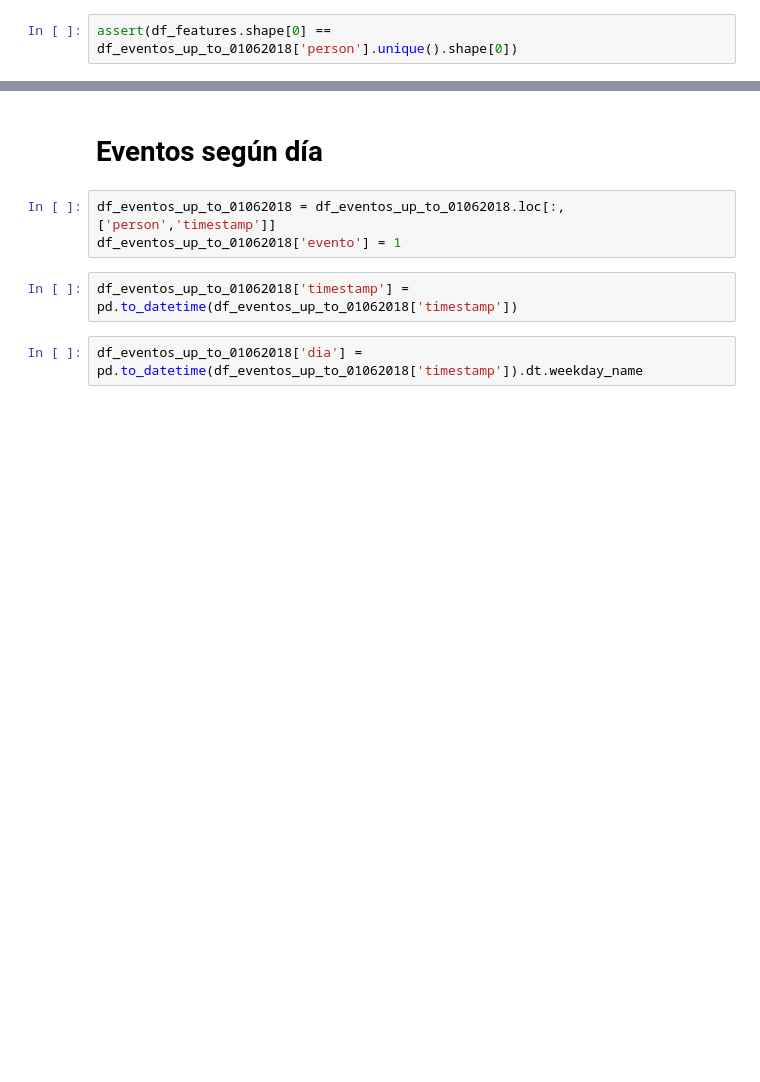
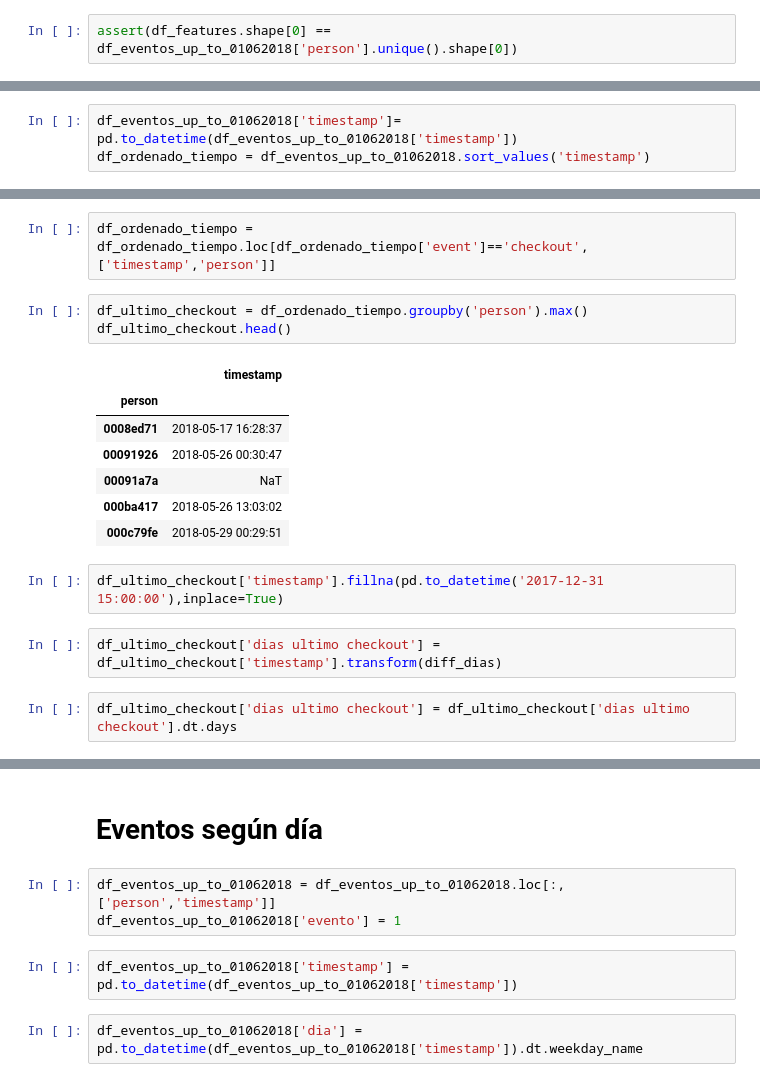
Before and after one commit to seblaz/7506-datos-tp2, a Jupyter notebook: Features/Feature Engineering Fran.ipynb, the cells around one changed output, grey strips where cells are left out. Drawn from its saved outputs; the diff is of its cells as text; blank space fills up the shorter version.

```diff
--- a/Features/Feature Engineering Fran.ipynb
+++ b/Features/Feature Engineering Fran.ipynb
@@ -340,0 +343,3 @@ assert(df_features.shape[0] == df_eventos_up_to_01062018['person'].unique().shap
+# %%
+df_eventos_up_to_01062018['timestamp']= pd.to_datetime(df_eventos_up_to_01062018['timestamp'])
+df_ordenado_tiempo = df_eventos_up_to_01062018.sort_values('timestamp')
@@ -340,0 +361,19 @@ assert(df_features.shape[0] == df_eventos_up_to_01062018['person'].unique().shap
+# %%
+df_ordenado_tiempo = df_ordenado_tiempo.loc[df_ordenado_tiempo['event']=='checkout',['timestamp','person']]
+# %%
+df_ultimo_checkout = df_ordenado_tiempo.groupby('person').max()
+df_ultimo_checkout.head()
+# %% [output]
+|  | timestamp |
+| person |  |
+| 0008ed71 | 2018-05-17 16:28:37 |
+| 00091926 | 2018-05-26 00:30:47 |
+| 00091a7a | NaT |
+| 000ba417 | 2018-05-26 13:03:02 |
+| 000c79fe | 2018-05-29 00:29:51 |
+# %%
+df_ultimo_checkout['timestamp'].fillna(pd.to_datetime('2017-12-31 15:00:00'),inplace=True)
+# %%
+df_ultimo_checkout['dias ultimo checkout'] = df_ultimo_checkout['timestamp'].transform(diff_dias)
+# %%
+df_ultimo_checkout['dias ultimo checkout'] = df_ultimo_checkout['dias ultimo checkout'].dt.days
```
Also changed, not shown: parts of 13 cells of this notebook, 1 other file.
